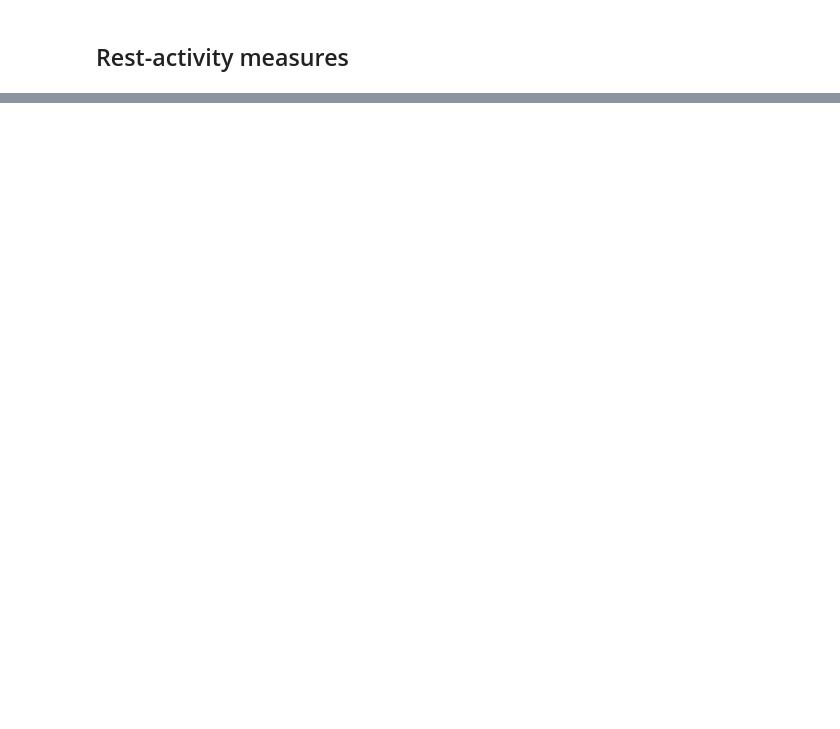
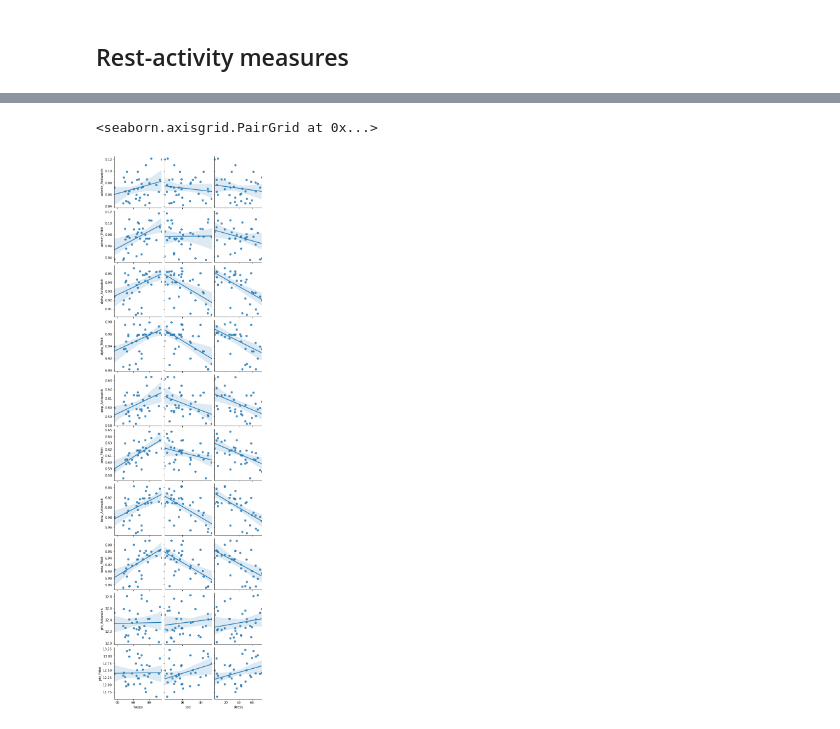
Before and after one commit to UTCogNeuroLab/wearables, a Jupyter notebook: notebooks/Sleep Diary Analysis.ipynb, the cells around one changed output, grey strips where cells are left out. Cells and saved outputs as stored; diff of their text form; code cells hidden in the pictures; blank space fills up the shorter version.

```diff
--- a/notebooks/Sleep Diary Analysis.ipynb
+++ b/notebooks/Sleep Diary Analysis.ipynb
@@ -774,0 +336,9 @@ plt.legend()
+# %%
+df2 = cr.pivot_table(index='subject', columns='device')
+df2.columns = ['{}_{}'.format(x,y) for x,y in df2.columns]
+# %%
+df2n = npar.pivot_table(index='subject', columns='device')
+df2n.columns = ['{}_{}'.format(x,y) for x,y in df2n.columns]
+# %%
+df_ = pd.merge(df, df2.reset_index(), left_on='record_id', right_on='subject', how='outer')
+df_ = pd.merge(df_, df2n.reset_index(), left_on='record_id', right_on='subject', how='outer')
@@ -774,0 +352,3 @@ plt.legend()
+# %%
+df_m = df_.groupby('record_id').mean().dropna(how='all', axis=1)
+df_m
@@ -774,0 +370,8 @@ plt.legend()
+# %%
+sns.pairplot(data=df_m,
+             x_vars=['happy', 'sad', 'stress', 'ruminate'],
+             y_vars=df2.columns,
+            kind='reg', plot_kws=dict(robust=True,n_boot=50))
+# %% [output]
+<seaborn.axisgrid.PairGrid at 0x...>
+[figure, added]
```
Also changed, not shown: parts of 105 cells of this notebook, 1 other file.
